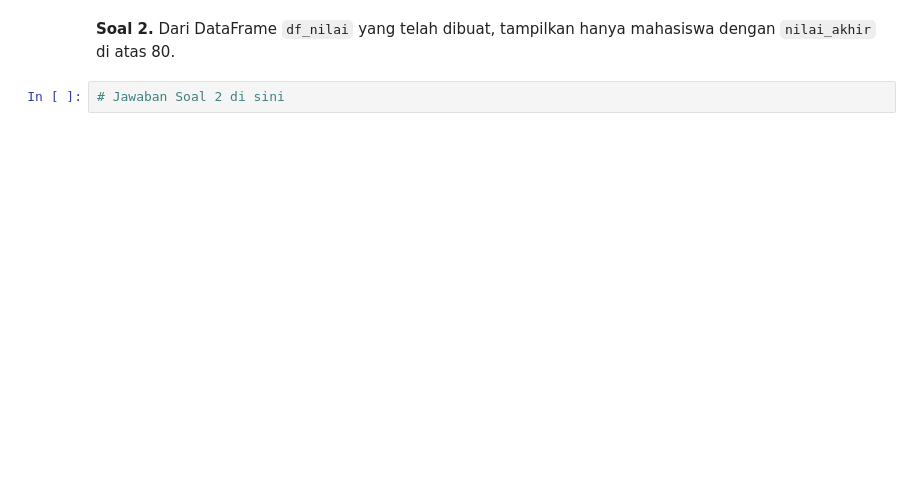
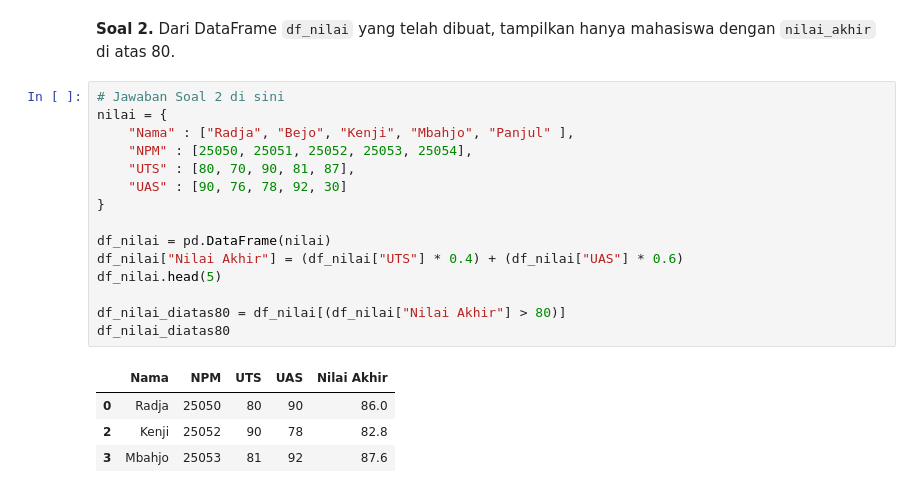
Before and after one commit to harisradja/Praktikum-Big-Data, a Jupyter notebook: Pertemuan 2/Modul_Praktikum_BigData_Pertemuan2.ipynb, the cells around one changed output. Saved outputs shown, nothing was run; the diff lists cells and outputs as text; blank space fills up the shorter version.

```diff
--- a/Pertemuan 2/Modul_Praktikum_BigData_Pertemuan2.ipynb
+++ b/Pertemuan 2/Modul_Praktikum_BigData_Pertemuan2.ipynb
@@ -300,3 +406,21 @@ total_per_kota
 **Soal 2.** Dari DataFrame `df_nilai` yang telah dibuat, tampilkan hanya mahasiswa dengan `nilai_akhir` di atas 80.
 # %%
 # Jawaban Soal 2 di sini
+nilai = {
+    "Nama" : ["Radja", "Bejo", "Kenji", "Mbahjo", "Panjul" ],
+    "NPM" : [25050, 25051, 25052, 25053, 25054],
+    "UTS" : [80, 70, 90, 81, 87],
+    "UAS" : [90, 76, 78, 92, 30]
+}
+
+df_nilai = pd.DataFrame(nilai)
+df_nilai["Nilai Akhir"] = (df_nilai["UTS"] * 0.4) + (df_nilai["UAS"] * 0.6)
+df_nilai.head(5)
+
+df_nilai_diatas80 = df_nilai[(df_nilai["Nilai Akhir"] > 80)]
+df_nilai_diatas80
+# %% [output]
+|  | Nama | NPM | UTS | UAS | Nilai Akhir |
+| 0 | Radja | 25050 | 80 | 90 | 86.0 |
+| 2 | Kenji | 25052 | 90 | 78 | 82.8 |
+| 3 | Mbahjo | 25053 | 81 | 92 | 87.6 |
```
Also changed, not shown: parts of 13 cells of this notebook, 32 other files.
